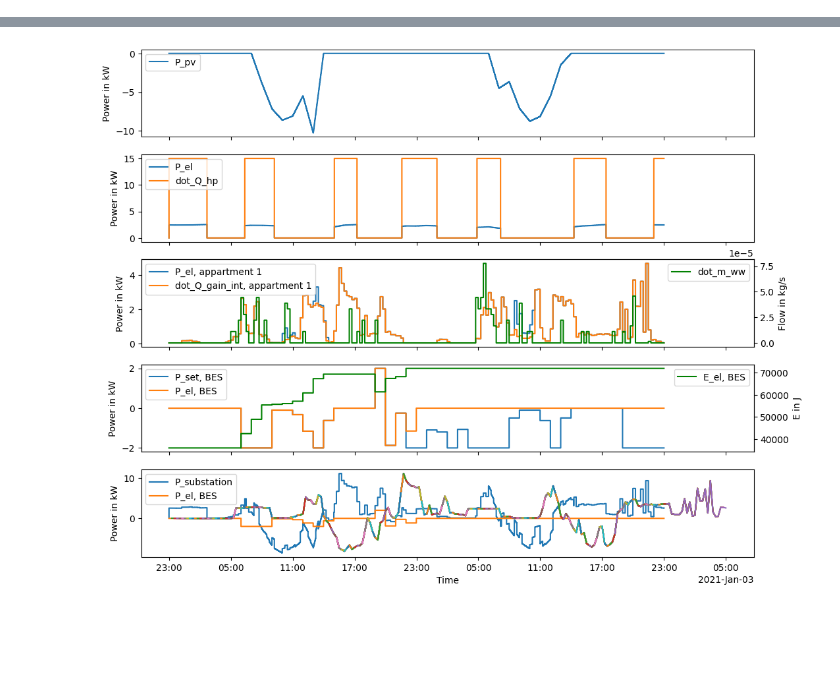
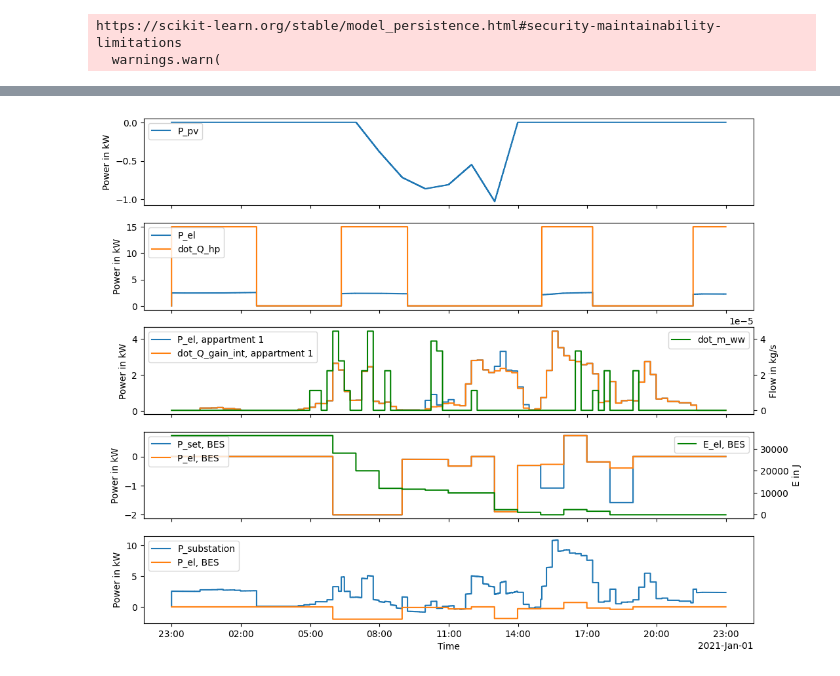
Before and after one commit to erc-fhv/FlECs-Framework, a Jupyter notebook: simple_scenario.ipynb, the cells around one changed output, grey strips where cells are left out. Saved outputs shown, nothing was run; the diff lists cells and outputs as text; code cells hidden in the pictures; blank space fills up the shorter version.

```diff
--- a/simple_scenario.ipynb
+++ b/simple_scenario.ipynb
@@ -40,7 +40,7 @@ sim.add_model(building,   watch_values=['T_building'])
 sim.connect(weather, building, 'T_amb', 'I_dir', 'I_dif', 'I_s', 'I_w', 'I_n', 'I_e')
 sim.connect_constant(0.0, building, 'dot_Q_cool')
 
-pv = SynproPV('pv', 200_000)  #  TODO: Replace PV model!
+pv = SynproPV('pv', 20_000)  #  TODO: Replace PV model!
 sim.add_model(pv, watch_values=['P_pv'])
 
 # Heat Pump
@@ -133,6 +133,9 @@ sim.connect(appartment2, smartmeter_apprtmnt2, ('P_el', 'P_'))
 sim.connect(smartmeter_apprtmnt2, grid, ('P_grid', 'P_'))
 gridoperator.register_smartmeter(smartmeter_apprtmnt2)
 sim.connect_nothing(smartmeter_apprtmnt2, gridoperator)
+# %% [output]
+https://scikit-learn.org/stable/model_persistence.html#security-maintainability-limitations
+  warnings.warn(
 # %%
 # Controller Setup
 from models.mp_controller.mp_controller import MPController
@@ -168,7 +171,7 @@ milp_bes = BES_MILP_model(
     )
 mp_contr.add_model(milp_bes)
 
-sim.add_model(mp_contr, watch_values=['P_tot', 'E_BES_0_of_bes', 'P_el_of_bes'], watch_heavy=['P_resid_ec_of_EC'])
+sim.add_model(mp_contr, watch_values=['P_tot', 'E_BES_0_of_bes', 'P_el_of_bes']) # , watch_heavy=['P_resid_ec_of_EC'])
 
 sim.connect(battery_storage, mp_contr, ('E', 'E_BES_0_of_bes'), ('P_grid', 'P_flex_'))
 sim.connect(grid, mp_contr, ('P_substation', 'P_tot'))
@@ -177,6 +182,7 @@ sim.connect(mp_contr, battery_storage, ('P_el_of_bes', 'P_set'), time_shifted=Tr
 # %%
-times = pd.date_range('2021-01-01 00:00:00', '2021-01-03 00:00:00', freq='1min', tz='Europe/Berlin')  # 'UTC+01:00')
-sim.run(times)
+times = pd.date_range('2021-01-01 00:00:00', '2021-01-02 00:00:00', freq='1min', tz='Europe/Berlin')  # 'UTC+01:00')
+
+cProfile.run('sim.run(times)', 'restats')
 # %%
 # Attempt to convert df to numeric
 df = sim.df
@@ -257,35 +263,35 @@ tax.set_ylabel('Flow in kg/s')
 # tax = ax.twinx()
 # tax.plot(dtindex, df.loc[:, ('appartment_2', 'outputs', 'dot_m_ww')]/1000, label='dot_m_ww', drawstyle='steps', color='green')
 # tax.legend(loc='upper right')
 # tax.set_ylabel('Flow in kg/s')
 
 # BES
 i += 1
 ax = axs[i]
 ax.plot(dtindex, df.loc[:, ('battery_storage_1', 'inputs', 'P_set')]/1000, label='P_set, BES', drawstyle='steps')
 ax.plot(dtindex, df.loc[:, ('battery_storage_1', 'outputs', 'P_grid')]/1000, label='P_el, BES', drawstyle='steps')
 ax.legend(loc='upper left')
 ax.set_ylabel('Power in kW')
 
 tax = ax.twinx()
 tax.plot(dtindex, df.loc[:, ('battery_storage_1', 'outputs', 'E')]/1000, label='E_el, BES', drawstyle='steps', color='green')
 tax.legend(loc='upper right')
 tax.set_ylabel('E in J')
 
 # Grid
 i += 1
 ax = axs[i]
 ax.plot(dtindex, df.loc[:, ('grid', 'outputs', 'P_substation')]/1000, label='P_substation', drawstyle='steps')
 ax.plot(dtindex, df.loc[:, ('battery_storage_1', 'outputs', 'P_grid')]/1000, label='P_el, BES', drawstyle='steps')
 ax.legend(loc='upper left')
 ax.set_ylabel('Power in kW')
 
-# forcast P_resid
-for dt, P_forcast in sim.data[('MPC', 'outputs', 'P_resid_ec_of_EC')].items():
-    fc_index = pd.date_range(start=dt+pd.Timedelta('15min'), periods=len(P_forcast), freq=pd.Timedelta('15min'))
-    ax.plot(fc_index, np.array(P_forcast)/1000)
+# # forcast P_resid
+# for dt, P_forcast in sim.data[('MPC', 'outputs', 'P_resid_ec_of_EC')].items():
+#     fc_index = pd.date_range(start=dt+pd.Timedelta('15min'), periods=len(P_forcast), freq=pd.Timedelta('15min'))
+#     ax.plot(fc_index, np.array(P_forcast)/1000)
 
 axs[-1].set_xlabel('Time')
 axs[-1].xaxis.set_major_formatter(mdates.ConciseDateFormatter(axs[-1].xaxis.get_major_locator(),))
 # %% [output]
-[figure, old version]
+[figure, new version]
```
Also changed, not shown: parts of 1 cell of this notebook, 3 other files.
